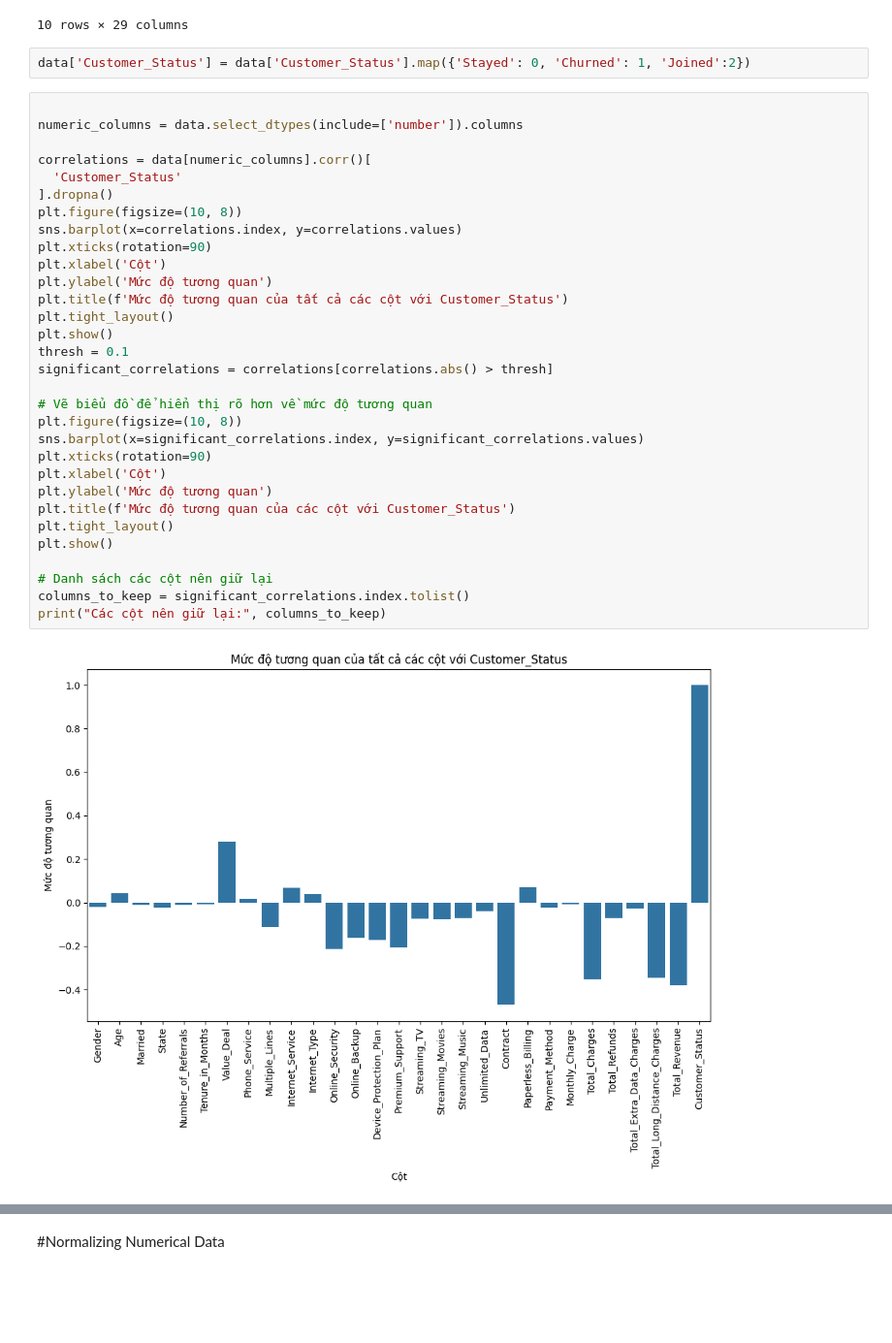
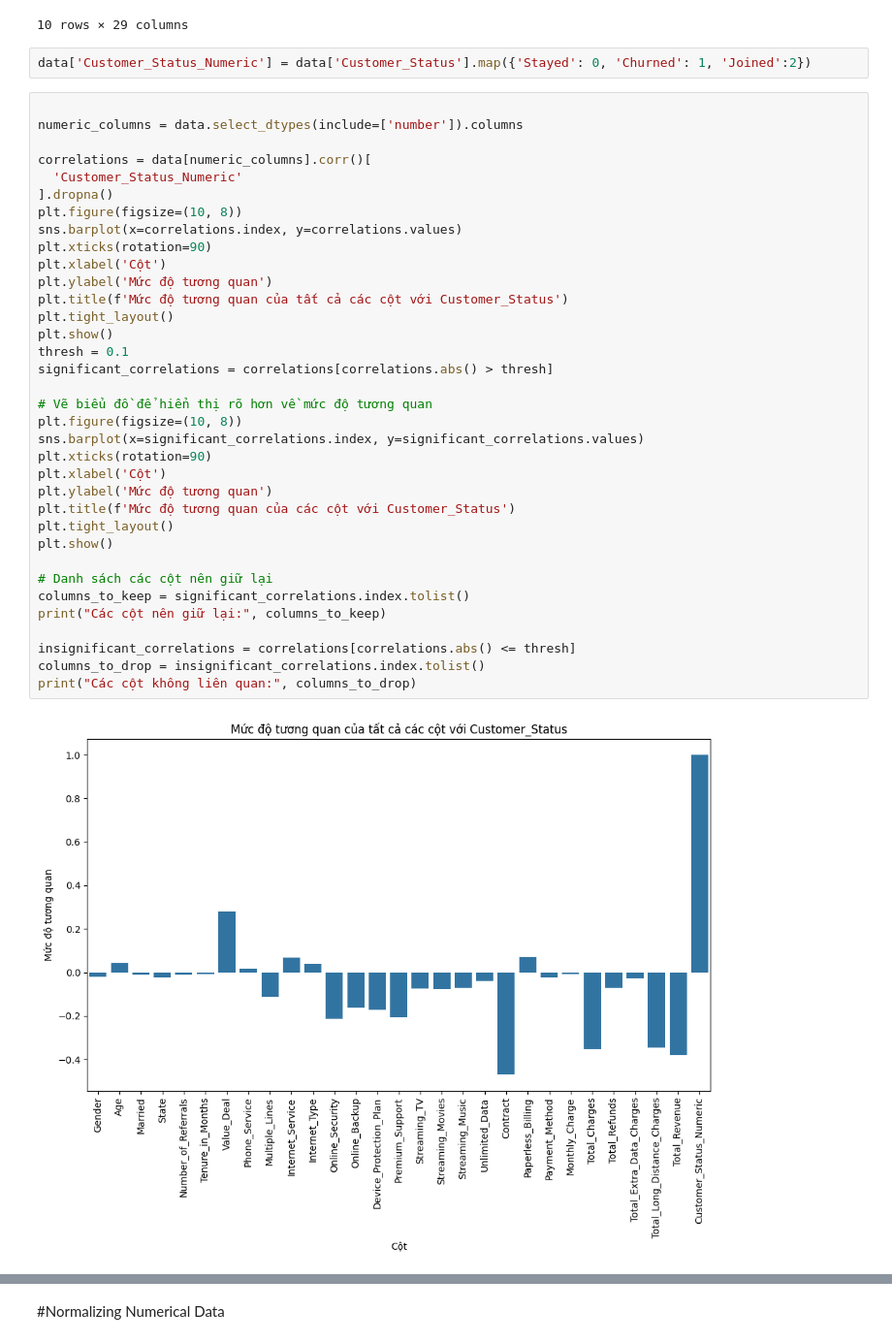
Before and after one commit to Blackan06/Build-a-Customer-Churn-Prediction-Model-Using-Decision-Trees, a Jupyter notebook: Build_a_Customer_Churn_Prediction_Model_Using_Decision_Trees.ipynb, the cells around one changed output, grey strips where cells are left out. Shown: that part at 97% size. Saved outputs shown, nothing was run; the diff lists cells and outputs as text; blank space fills up the shorter version.

```diff
--- a/Build_a_Customer_Churn_Prediction_Model_Using_Decision_Trees.ipynb
+++ b/Build_a_Customer_Churn_Prediction_Model_Using_Decision_Trees.ipynb
@@ -112,37 +112,41 @@ data.head(10)
 | 9 | 0 | 41 | 0 | 19 | 3 | 1 | 1 | 1 | ... |
 10 rows × 29 columns
 # %%
-data['Customer_Status'] = data['Customer_Status'].map({'Stayed': 0, 'Churned': 1, 'Joined':2})
+data['Customer_Status_Numeric'] = data['Customer_Status'].map({'Stayed': 0, 'Churned': 1, 'Joined':2})
 # %%
 
 numeric_columns = data.select_dtypes(include=['number']).columns
 
 correlations = data[numeric_columns].corr()[
-  'Customer_Status'
+  'Customer_Status_Numeric'
 ].dropna()
 plt.figure(figsize=(10, 8))
 sns.barplot(x=correlations.index, y=correlations.values)
 plt.xticks(rotation=90)
 plt.xlabel('Cột')
 plt.ylabel('Mức độ tương quan')
 plt.title(f'Mức độ tương quan của tất cả các cột với Customer_Status')
 plt.tight_layout()
 plt.show()
 thresh = 0.1
 significant_correlations = correlations[correlations.abs() > thresh]
 
 # Vẽ biểu đồ để hiển thị rõ hơn về mức độ tương quan
 plt.figure(figsize=(10, 8))
 sns.barplot(x=significant_correlations.index, y=significant_correlations.values)
 plt.xticks(rotation=90)
 plt.xlabel('Cột')
 plt.ylabel('Mức độ tương quan')
 plt.title(f'Mức độ tương quan của các cột với Customer_Status')
 plt.tight_layout()
 plt.show()
 
 # Danh sách các cột nên giữ lại
 columns_to_keep = significant_correlations.index.tolist()
 print("Các cột nên giữ lại:", columns_to_keep)
+
+insignificant_correlations = correlations[correlations.abs() <= thresh]
+columns_to_drop = insignificant_correlations.index.tolist()
+print("Các cột không liên quan:", columns_to_drop)
 # %% [output]
-[figure, old version]
+[figure, new version]
```
Also changed, not shown: parts of 16 cells of this notebook.
